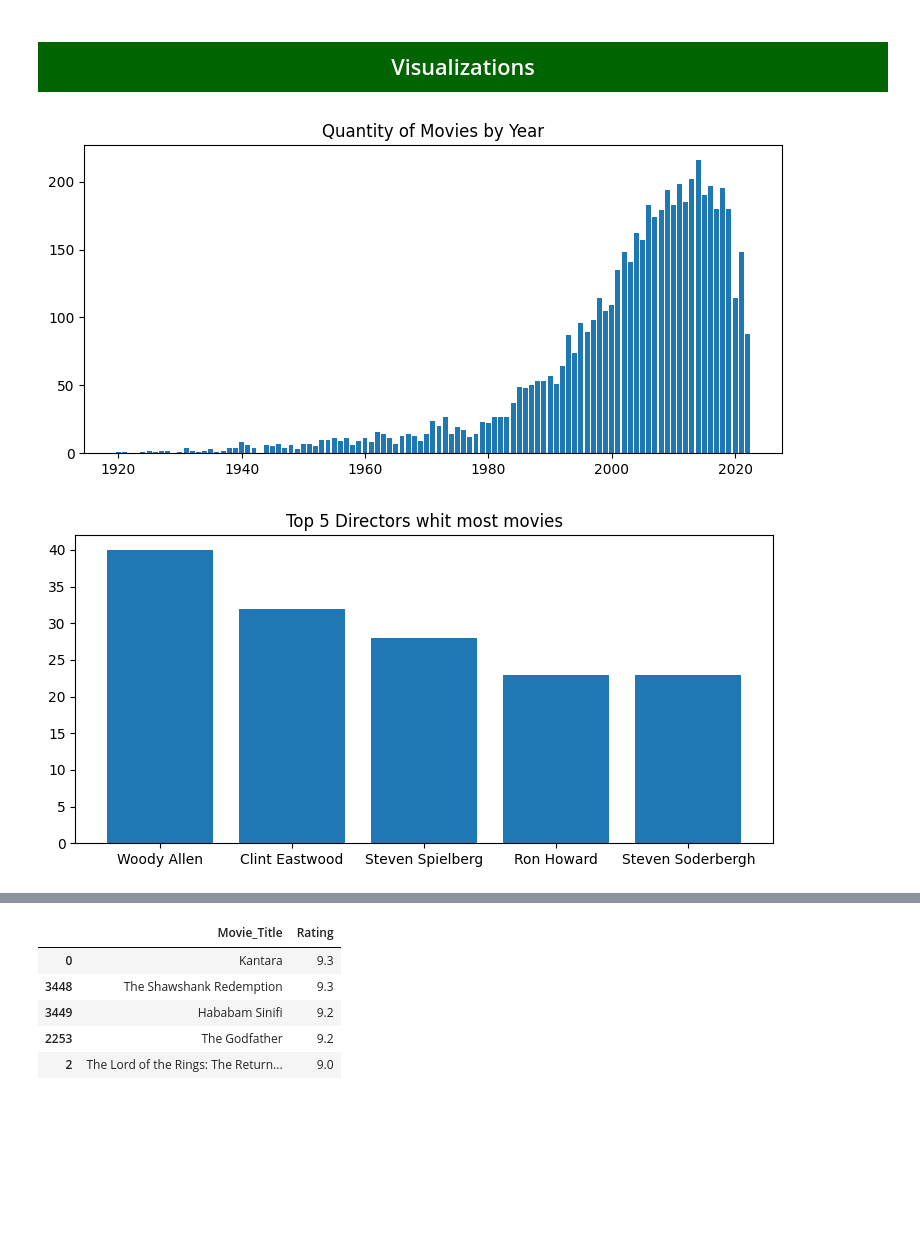
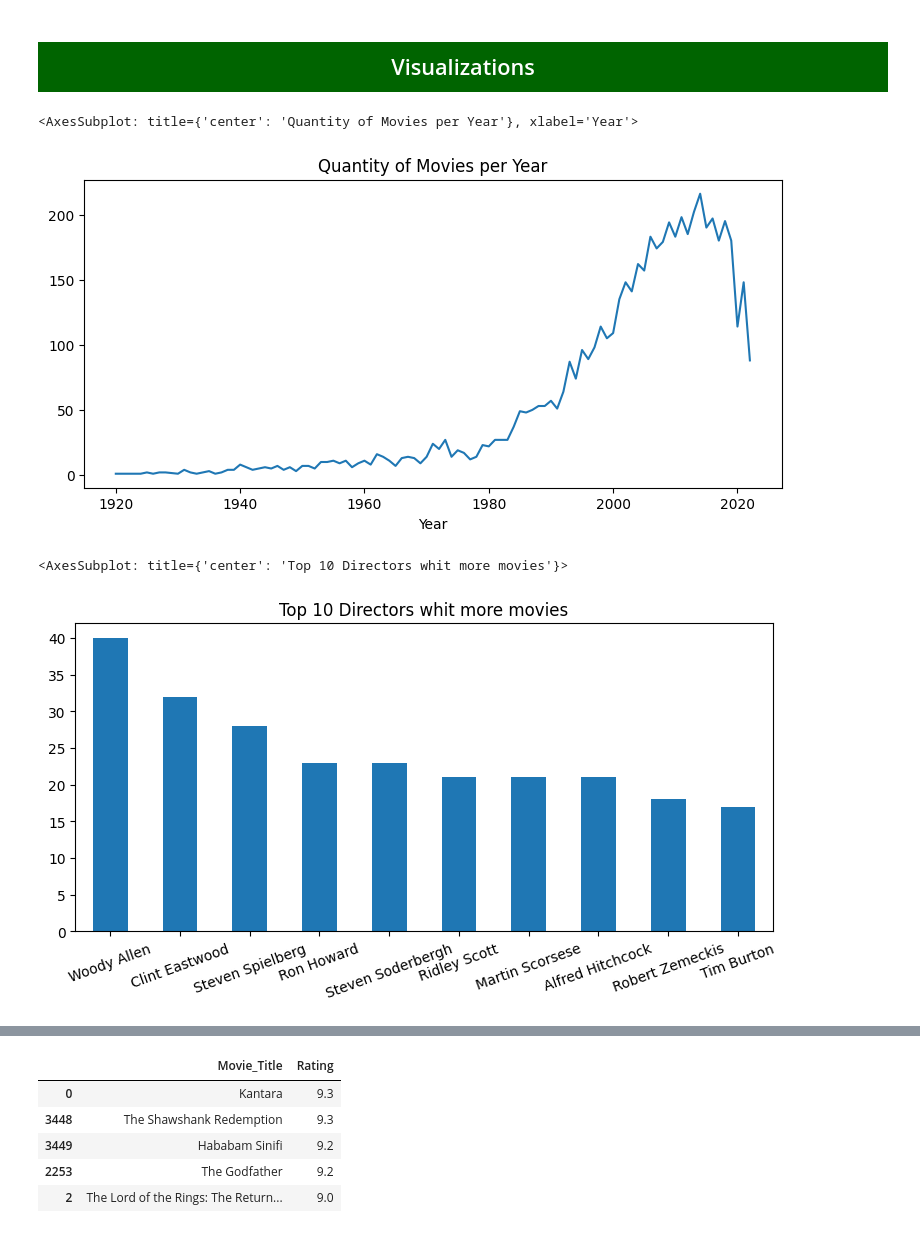
Before and after one commit to Eudi-Duarte/imdb_notebook, a Jupyter notebook: imdb notebook.ipynb, the cells around one changed output, grey strips where cells are left out. Cells and saved outputs as stored; diff of their text form; code cells hidden in the pictures; blank space fills up the shorter version.

Commit message:
Removing matplotlib and using pandas plotting.

```diff
--- a/imdb notebook.ipynb
+++ b/imdb notebook.ipynb
@@ -107,19 +106,27 @@ imdb.drop_duplicates(inplace=True)
 <h2 style='text-align:center; background-color:darkgreen; color:white; padding:10px'>Visualizations</h2>
 # %%
 # Chart to show the high quantity of newer movies
-plt.figure(num=0, figsize=(9,4))
-plt.bar(imdb['Year'].value_counts().index, imdb['Year'].value_counts().values)
-plt.title('Quantity of Movies by Year')
-plt.show()
+
+year_qtd = imdb['Year'].value_counts().sort_index()
+year_qtd.plot(
+    title = 'Quantity of Movies per Year',
+    figsize = (9,4),
+    xlabel = 'Year'
+)
 # %% [output]
+<AxesSubplot: title={'center': 'Quantity of Movies per Year'}, xlabel='Year'>
-[figure, old version]
+[figure, new version]
 # %%
-# Top 5 directors in quantity of movies in this data set
-plt.figure(figsize=(9,4))
-plt.bar(imdb['Director'].value_counts()[:5].index, imdb['Director'].value_counts()[:5].values)
-plt.title('Top 5 Directors whit most movies')
-plt.show()
+# Top 10 directors in quantity of movies in this data set
+
+imdb['Director'].value_counts()[:10].plot(
+    kind='bar',
+    title = 'Top 10 Directors whit more movies',
+    figsize = (9,4),
+    rot = 20
+)
 # %% [output]
+<AxesSubplot: title={'center': 'Top 10 Directors whit more movies'}>
-[figure, old version]
+[figure, new version]
 # %%
 # Top 5 directors in mean rating
```
Also changed, not shown: parts of 3 cells of this notebook.
